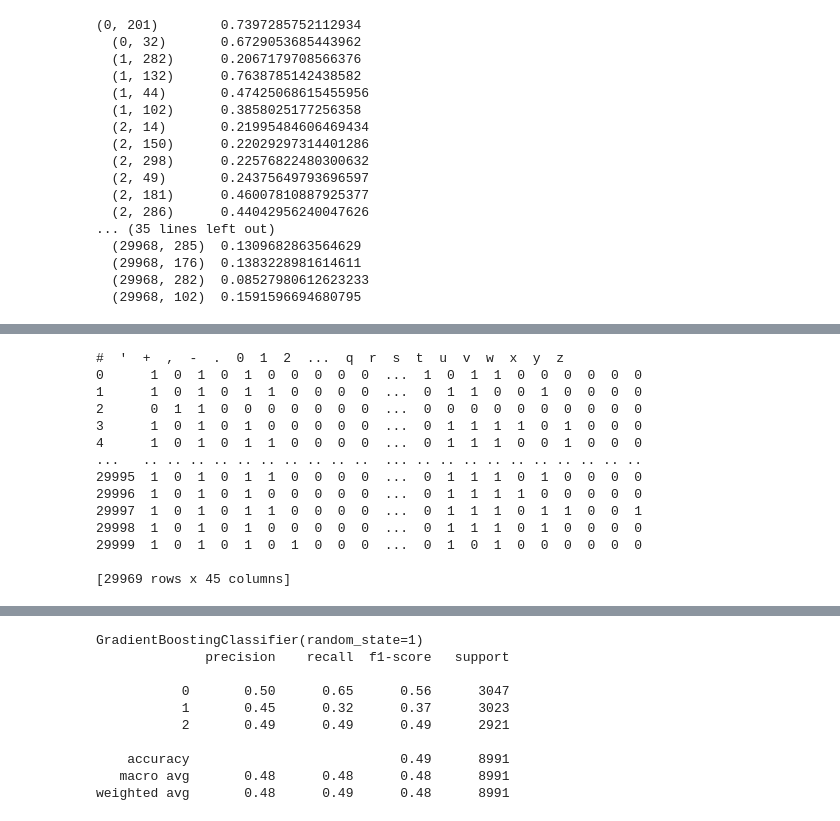
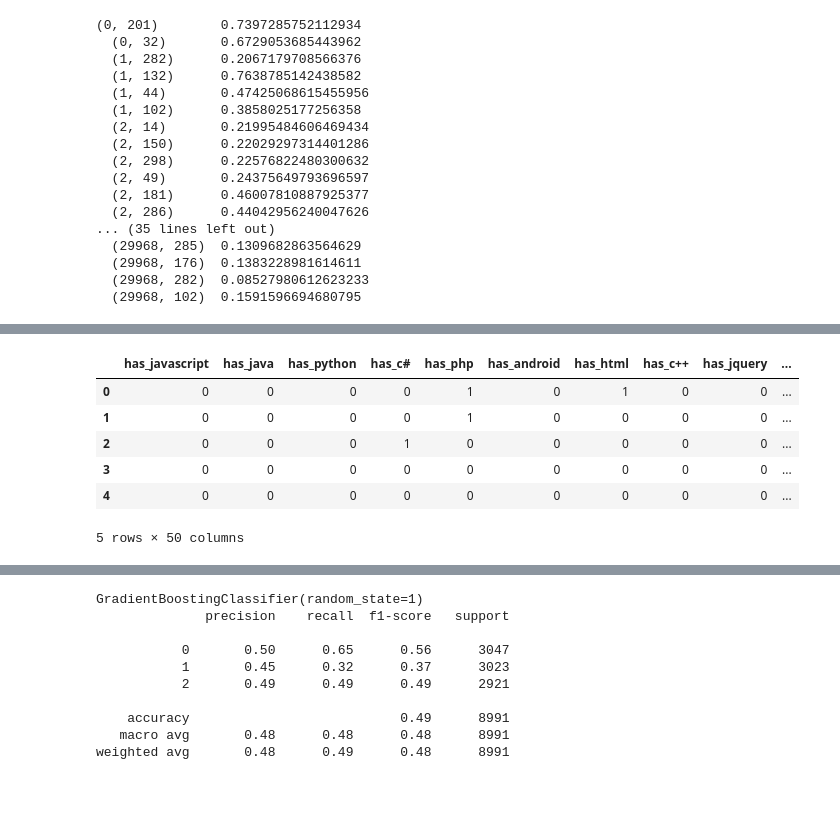
Before and after one commit to HDMax93/FrauenLoop_NLP_Project_2020, a Jupyter notebook: src/model_training/modeling.ipynb, the cells around one changed output, grey strips where cells are left out. Cells and saved outputs as stored; diff of their text form; code cells hidden in the pictures; blank space fills up the shorter version.

```diff
--- a/src/model_training/modeling.ipynb
+++ b/src/model_training/modeling.ipynb
@@ -369,30 +387,45 @@ class TagEncoder(BaseEstimator, TransformerMixin):
+# %%
+### One-hot encode top 50 question tags
+
+class TopTagEncoder(BaseEstimator, TransformerMixin):
+
+    def __init__(self, df):
+        pass
+
+    def transform(self, df):
+        df_new = df[['tag_list_clean']].copy()
+        var_list = ['javascript', 'java', 'python', 'c#', 'php', 'android', 'html', 'c++', 'jquery', 'css', 'ios', 'mysql', 'sql', 'asp.net', 'r', 'node.js', 'arrays', 'c', 'ruby-on-rails', '.net', 'json', 'objective-c', 'sql-server', 'swift', 'angularjs', 'python-3.x', 'django', 'reactjs', 'excel', 'regex', 'angular', 'iphone', 'ruby', 'ajax', 'xml', 'linux', 'asp.net-mvc', 'vba', 'spring', 'database', 'wordpress', 'panas', 'wpf', 'string', 'laravel', 'xcode', 'windows', 'mongodb', 'vb.net', 'bash']
+        for var in var_list:
+            ### Create column name "has_tagname" for each tag in list
+            new_var_name = "%s_%s" % ("has", var)
+            ### Create dataframe column for each tag, and if original tag-column contains tag, assign 1
+            df_new[new_var_name] = df_new['tag_list_clean'].str.contains(re.escape(var), regex=True)*1
+        df_new = df_new.drop(columns = ['tag_list_clean'], axis = 1)
+        return df_new
+
+    def fit(self, df, y=None):
+        ### Unless error returns self
+        return self
+# %%
+top_tag_encoder = TopTagEncoder(stackoverflow)
+
+stackover_new_top = top_tag_encoder.transform(stackoverflow)
+
+stackover_new_top.head()
+# %% [output]
+|  | has_javascript | has_java | has_python | has_c# | has_php | has_android | has_html | has_c++ | has_jquery | ... |
+| 0 | 0 | 0 | 0 | 0 | 1 | 0 | 1 | 0 | 0 | ... |
+| 1 | 0 | 0 | 0 | 0 | 1 | 0 | 0 | 0 | 0 | ... |
+| 2 | 0 | 0 | 0 | 1 | 0 | 0 | 0 | 0 | 0 | ... |
+| 3 | 0 | 0 | 0 | 0 | 0 | 0 | 0 | 0 | 0 | ... |
+| 4 | 0 | 0 | 0 | 0 | 0 | 0 | 0 | 0 | 0 | ... |
+5 rows × 50 columns
 # %%
 val_freq = df[your_column].value_counts() #finds the frequencies of the values and sorts them
 good_vals = val_freq[:100].index #takes the top 100 values
 df[your_column][~df['your_column'].isin(good_vals)]='Other' #replaces the values not in the top 100 by "Other"
 
 # https://stackoverflow.com/questions/45312377/how-to-one-hot-encode-from-a-pandas-column-containing-a-list/45313942#45313942
-# %%
-tag_encoder = TagEncoder(stackoverflow)
-
-stackover_new = tag_encoder.transform(stackoverflow)
-
-print(stackover_new)
-# %% [output]
-#  '  +  ,  -  .  0  1  2  ...  q  r  s  t  u  v  w  x  y  z
-0      1  0  1  0  1  0  0  0  0  0  ...  1  0  1  1  0  0  0  0  0  0
-1      1  0  1  0  1  1  0  0  0  0  ...  0  1  1  0  0  1  0  0  0  0
-2      0  1  1  0  0  0  0  0  0  0  ...  0  0  0  0  0  0  0  0  0  0
-3      1  0  1  0  1  0  0  0  0  0  ...  0  1  1  1  1  0  1  0  0  0
-4      1  0  1  0  1  1  0  0  0  0  ...  0  1  1  1  0  0  1  0  0  0
-...   .. .. .. .. .. .. .. .. .. ..  ... .. .. .. .. .. .. .. .. .. ..
-29995  1  0  1  0  1  1  0  0  0  0  ...  0  1  1  1  0  1  0  0  0  0
-29996  1  0  1  0  1  0  0  0  0  0  ...  0  1  1  1  1  0  0  0  0  0
-29997  1  0  1  0  1  1  0  0  0  0  ...  0  1  1  1  0  1  1  0  0  1
-29998  1  0  1  0  1  0  0  0  0  0  ...  0  1  1  1  0  1  0  0  0  0
-29999  1  0  1  0  1  0  1  0  0  0  ...  0  1  0  1  0  0  0  0  0  0
-
-[29969 rows x 45 columns]
 # %%
 ### Split into predictors and outcome data
 
```
Also changed, not shown: parts of 10 cells of this notebook.
